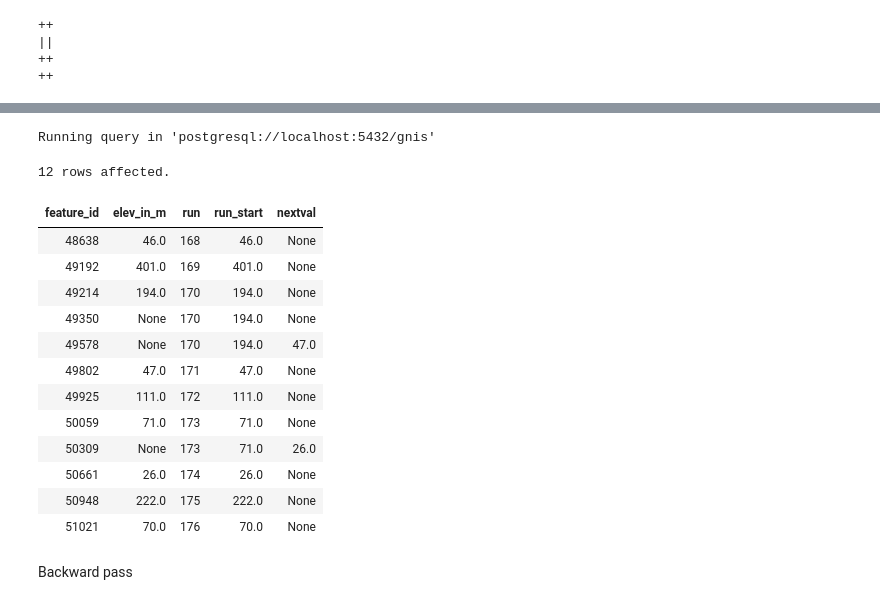
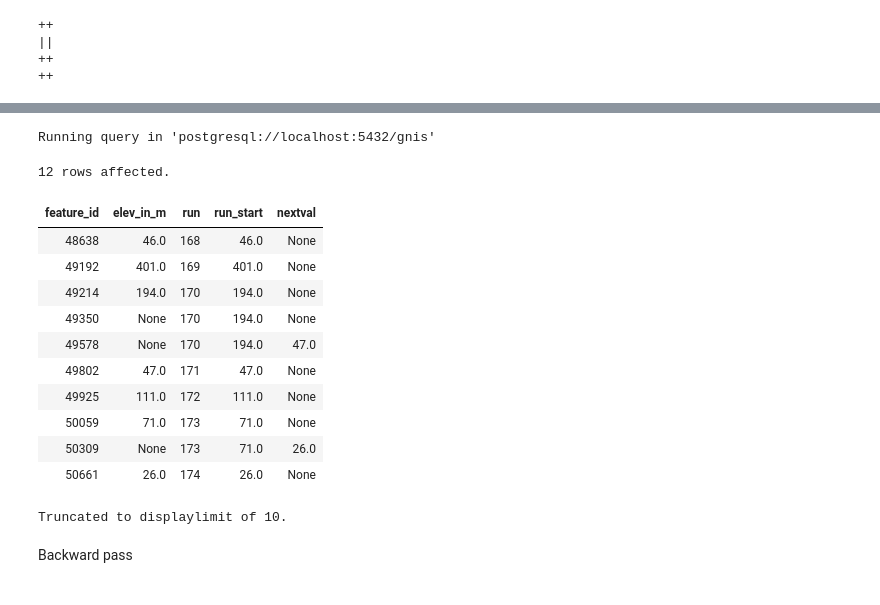
Before and after one commit to data-101-berkeley/fa26-materials, a Jupyter notebook: lec/outliers-imputation/imputation-string-manip.ipynb, the cells around one changed output, grey strips where cells are left out. Saved outputs shown, nothing was run; the diff lists cells and outputs as text; code cells hidden in the pictures.

```diff
--- a/lec/outliers-imputation/imputation-string-manip.ipynb
+++ b/lec/outliers-imputation/imputation-string-manip.ipynb
@@ -276,34 +294,32 @@ Running query in 'postgresql://localhost:5432/gnis'
 # %%
 %%sql
 -- 1. Forward assign run numbers to rows, propagate val, get nextval
 CREATE OR REPLACE VIEW forward AS
-SELECT feature_id,
-    elev_in_m,
+SELECT feature_id, elev_in_m,
        SUM(CASE WHEN elev_in_m IS NULL THEN 0 ELSE 1 END)
          OVER (ORDER BY feature_id) AS run, -- counting the number of not-null values seen so far
        coalesce_agg(elev_in_m) OVER (ORDER BY feature_id) AS run_start, -- closest not-null value
        CASE WHEN elev_in_m IS NULL
             THEN lead(elev_in_m, 1) OVER (ORDER BY feature_id)
             ELSE NULL
        END AS nextval -- finding the next value
   FROM holey;
 SELECT * FROM forward ORDER BY feature_id ASC LIMIT 12 OFFSET 183;
 # %% [output]
 Running query in 'postgresql://localhost:5432/gnis'
 12 rows affected.
 | feature_id | elev_in_m | run | run_start | nextval |
 | 48638 | 46.0 | 168 | 46.0 | None |
 | 49192 | 401.0 | 169 | 401.0 | None |
 | 49214 | 194.0 | 170 | 194.0 | None |
 | 49350 | None | 170 | 194.0 | None |
 | 49578 | None | 170 | 194.0 | 47.0 |
 | 49802 | 47.0 | 171 | 47.0 | None |
 | 49925 | 111.0 | 172 | 111.0 | None |
 | 50059 | 71.0 | 173 | 71.0 | None |
 | 50309 | None | 173 | 71.0 | 26.0 |
 | 50661 | 26.0 | 174 | 26.0 | None |
-| 50948 | 222.0 | 175 | 222.0 | None |
-| 51021 | 70.0 | 176 | 70.0 | None |
+Truncated to displaylimit of 10.
 # %% [markdown]
 Backward pass
 # %%
```
Also changed, not shown: parts of 4 cells of this notebook, 3 other files.
